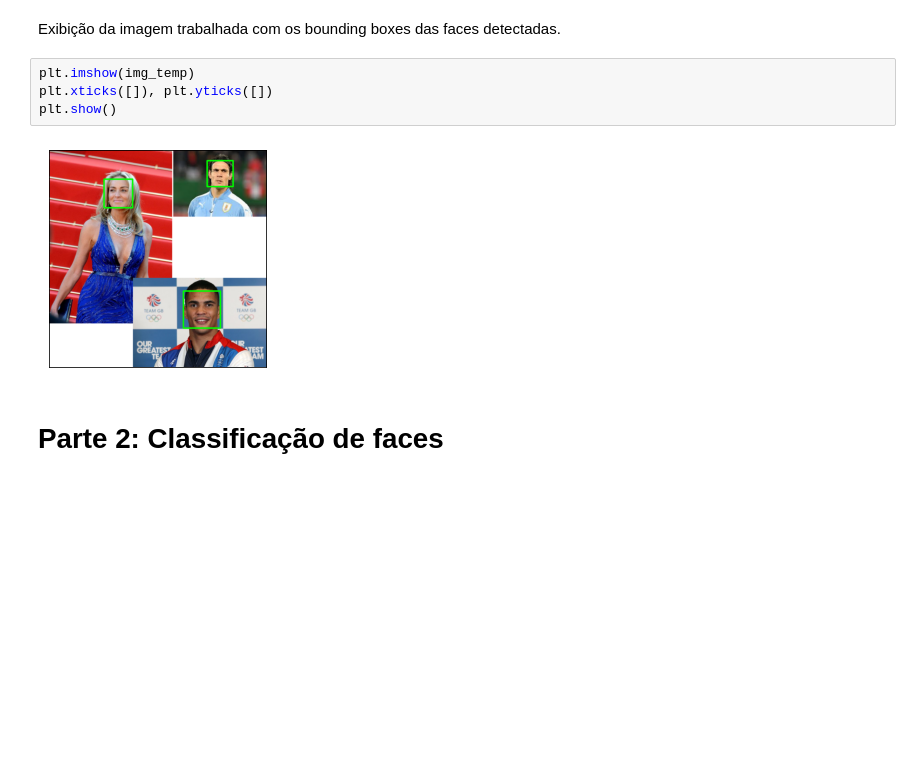
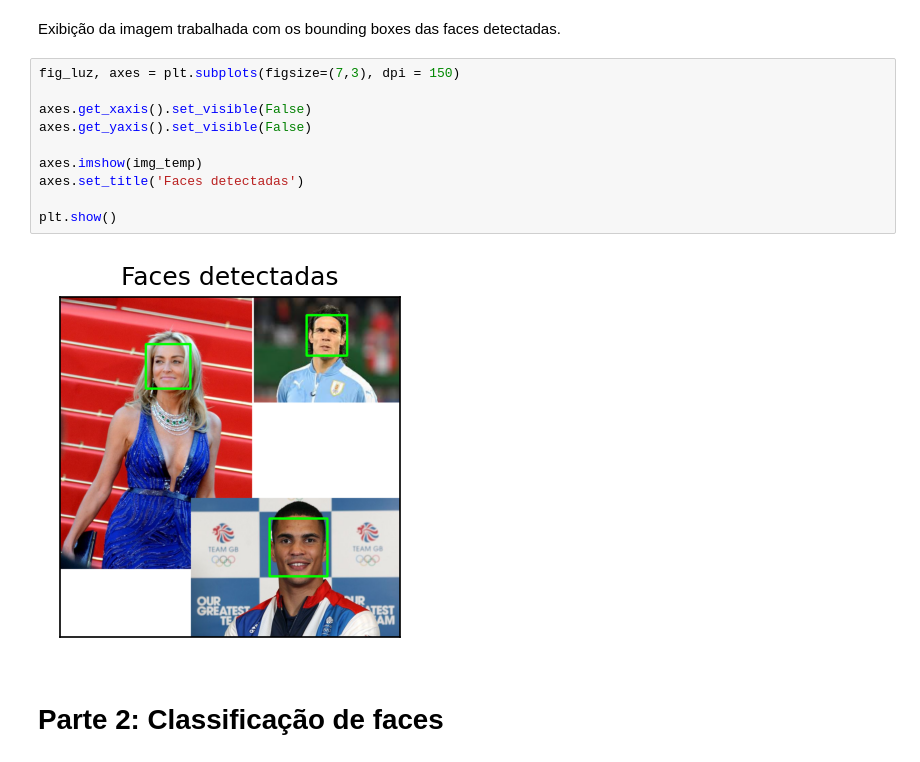
Before and after one commit to rlrocha/pdi, a Jupyter notebook: face_detection_classification.ipynb, the cells around one changed output. Drawn from its saved outputs; the diff is of its cells as text; blank space fills up the shorter version.

```diff
--- a/face_detection_classification.ipynb
+++ b/face_detection_classification.ipynb
@@ -71,12 +72,18 @@ Pontos centrais:
  [317. 203.]]
 # %% [markdown]
 Exibição da imagem trabalhada com os bounding boxes das faces detectadas.
-# %%
-plt.imshow(img_temp)
-plt.xticks([]), plt.yticks([])
-plt.show()
-# %% [output]
-[figure, removed]
+# %%
+fig_luz, axes = plt.subplots(figsize=(7,3), dpi = 150)
+
+axes.get_xaxis().set_visible(False)
+axes.get_yaxis().set_visible(False)
+
+axes.imshow(img_temp)
+axes.set_title('Faces detectadas')
+
+plt.show()
+# %% [output]
+[figure, added]
 # %% [markdown]
 # Parte 2: Classificação de faces
 # %% [markdown]
```
Also changed, not shown: parts of 17 cells of this notebook.
